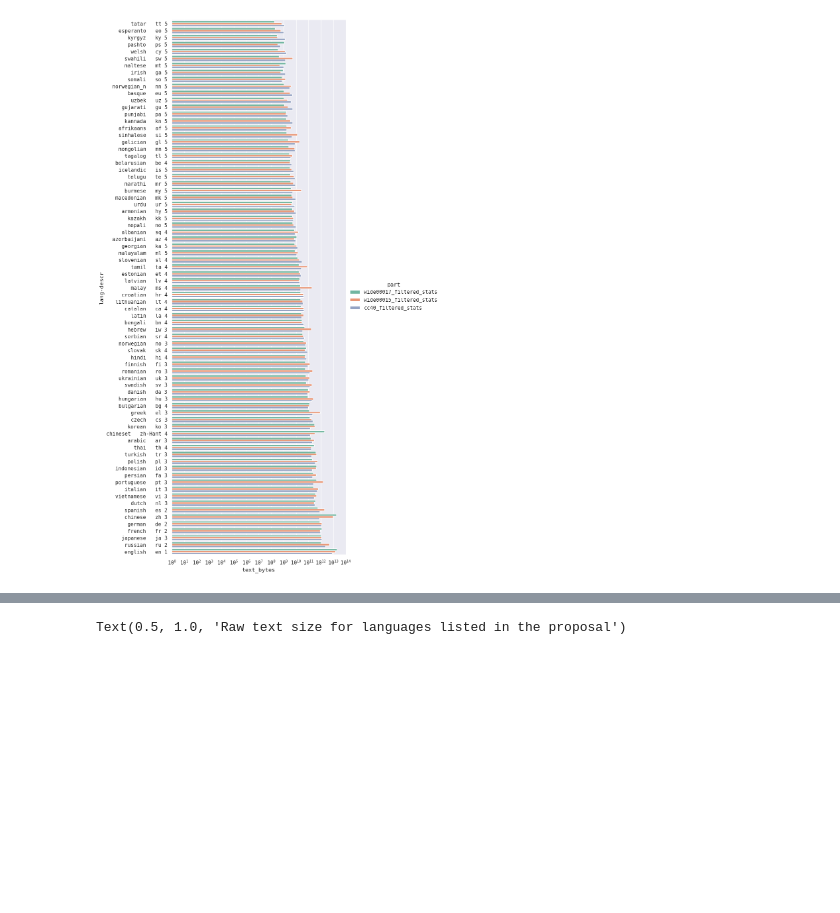
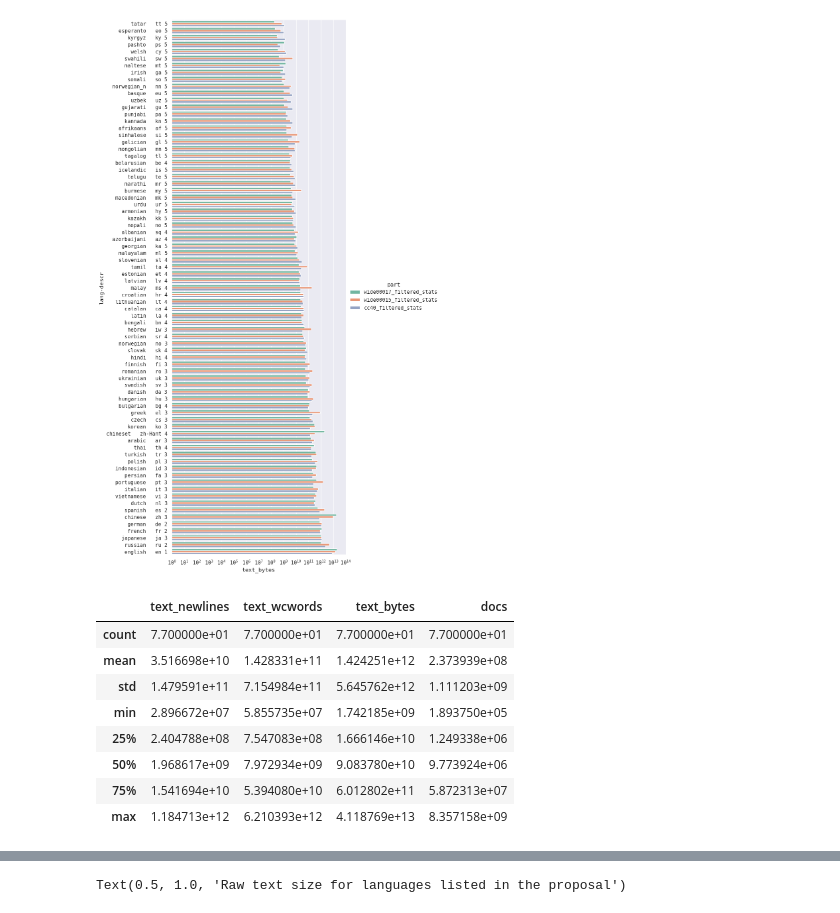
Before and after one commit to hplt-project/warc2text-runner, a Jupyter notebook: stats/lang-stats-comparison.ipynb, the cells around one changed output, grey strips where cells are left out. Cells and saved outputs as stored; diff of their text form; code cells hidden in the pictures; blank space fills up the shorter version.

```diff
--- a/stats/lang-stats-comparison.ipynb
+++ b/stats/lang-stats-comparison.ipynb
@@ -161,4 +161,16 @@ plot_df = plot_df.fillna(0.0).sort_values(by='text_bytes')
 plot_langs(plot_df, height=17, aspect=0.5)
 # %% [output]
 [figure]
+# %%
+plot_df.groupby('lang').agg('sum').drop(columns=['set']).describe()
+# %% [output]
+|  | text_newlines | text_wcwords | text_bytes | docs |
+| count | 7.700000e+01 | 7.700000e+01 | 7.700000e+01 | 7.700000e+01 |
+| mean | 3.516698e+10 | 1.428331e+11 | 1.424251e+12 | 2.373939e+08 |
+| std | 1.479591e+11 | 7.154984e+11 | 5.645762e+12 | 1.111203e+09 |
+| min | 2.896672e+07 | 5.855735e+07 | 1.742185e+09 | 1.893750e+05 |
+| 25% | 2.404788e+08 | 7.547083e+08 | 1.666146e+10 | 1.249338e+06 |
+| 50% | 1.968617e+09 | 7.972934e+09 | 9.083780e+10 | 9.773924e+06 |
+| 75% | 1.541694e+10 | 5.394080e+10 | 6.012802e+11 | 5.872313e+07 |
+| max | 1.184713e+12 | 6.210393e+12 | 4.118769e+13 | 8.357158e+09 |
 # %%
```
Also changed, not shown: parts of 2 cells of this notebook.
